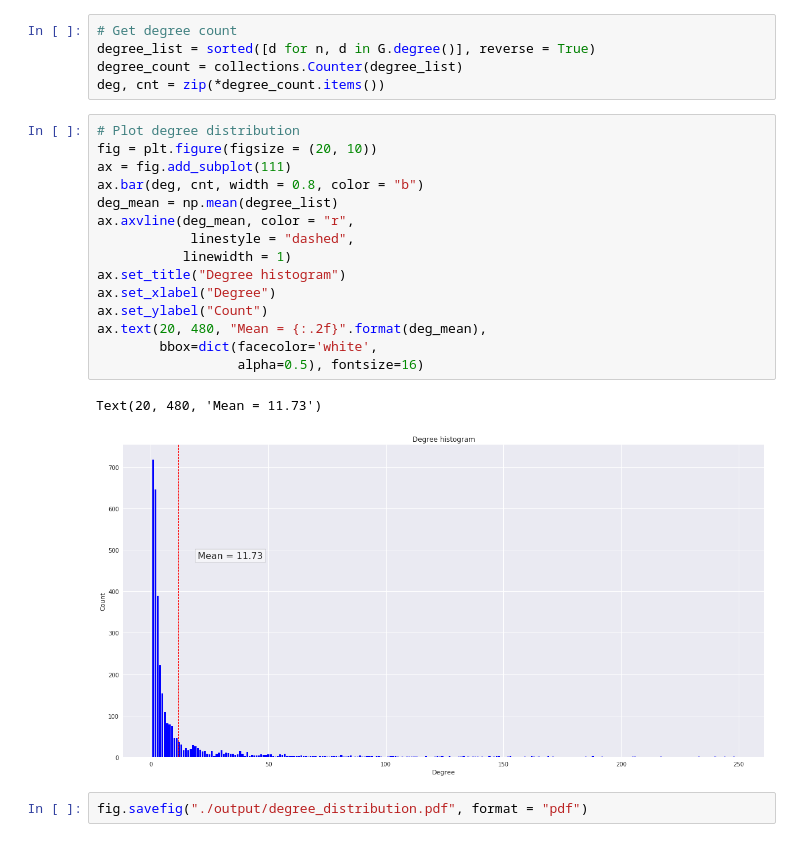
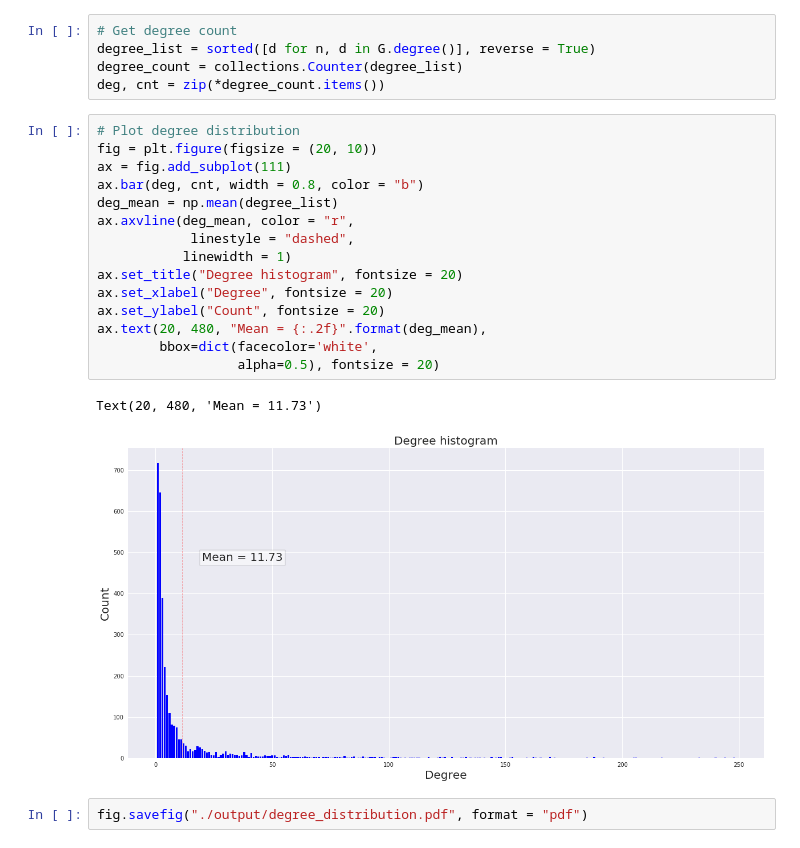
Before and after one commit to lchenbb/NTDS2019_Project, a Jupyter notebook: explore_data.ipynb, the cells around one changed output. Drawn from its saved outputs; the diff is of its cells as text.

Commit message:
Modify figure quality

```diff
--- a/explore_data.ipynb
+++ b/explore_data.ipynb
@@ -82,21 +82,21 @@ deg, cnt = zip(*degree_count.items())
 # %%
 # Plot degree distribution
 fig = plt.figure(figsize = (20, 10))
 ax = fig.add_subplot(111)
 ax.bar(deg, cnt, width = 0.8, color = "b")
 deg_mean = np.mean(degree_list)
 ax.axvline(deg_mean, color = "r",
             linestyle = "dashed",
            linewidth = 1)
-ax.set_title("Degree histogram")
-ax.set_xlabel("Degree")
-ax.set_ylabel("Count")
+ax.set_title("Degree histogram", fontsize = 20)
+ax.set_xlabel("Degree", fontsize = 20)
+ax.set_ylabel("Count", fontsize = 20)
 ax.text(20, 480, "Mean = {:.2f}".format(deg_mean),
         bbox=dict(facecolor='white',
-                  alpha=0.5), fontsize=16)
+                  alpha=0.5), fontsize = 20)
 # %% [output]
 Text(20, 480, 'Mean = 11.73')
-[figure, old version]
+[figure, new version]
 # %%
 fig.savefig("./output/degree_distribution.pdf", format = "pdf")
 # %% [markdown]
```
Also changed, not shown: parts of 1 cell of this notebook, 1 other file.
